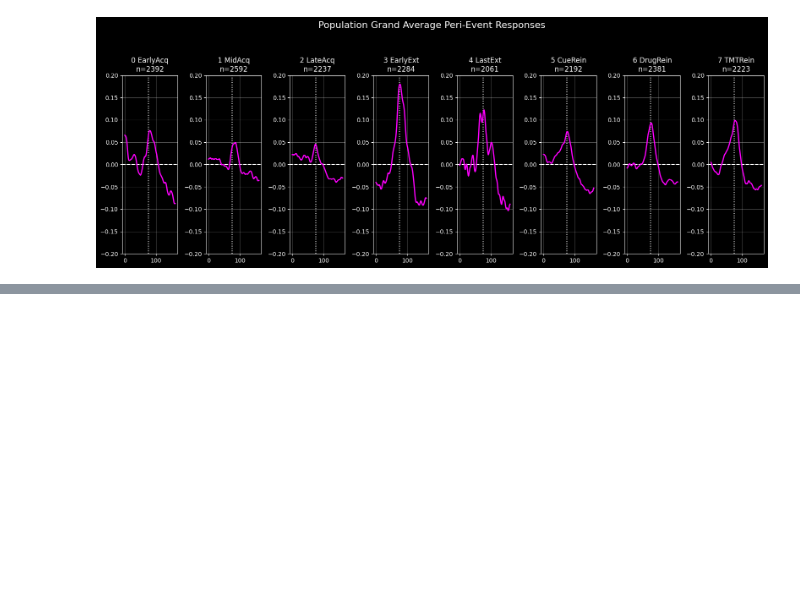
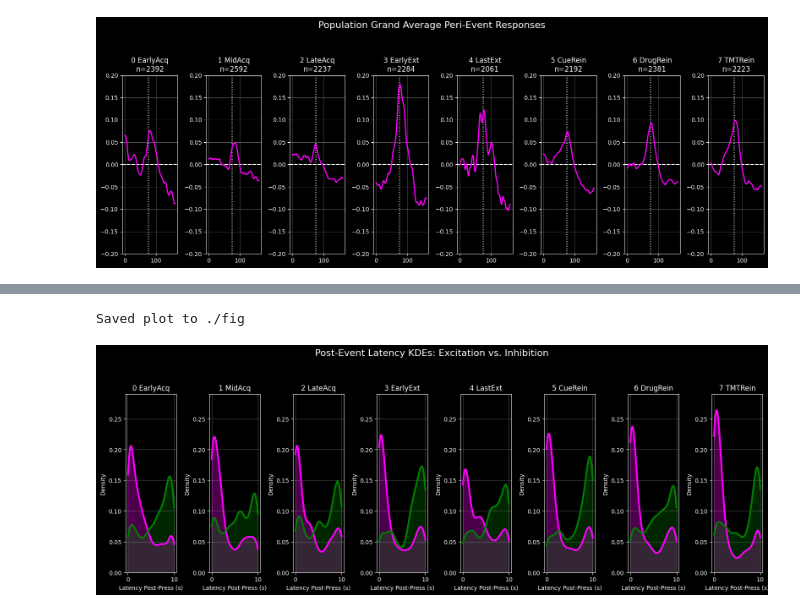
Before and after one commit to thejoshbq/PFC-Self-Admin, a Jupyter notebook: PFC_Self-Admin_Analysis.ipynb, the cells around one changed output, grey strips where cells are left out. Drawn from its saved outputs; the diff is of its cells as text; code cells hidden in the pictures; blank space fills up the shorter version.

```diff
--- a/PFC_Self-Admin_Analysis.ipynb
+++ b/PFC_Self-Admin_Analysis.ipynb
@@ -154,28 +255,31 @@ def plot_post_event_kde(data: dict, output: str | None=None):
     fig, axs = plt.subplots(1, n_pops, figsize=(16, 6))
     if n_pops == 1:
         axs = [axs]
-    event_frame = 75
     fps = 7.5
     post_seconds = 10.0
+    event_frame = 75
+    end_frame = event_frame + int(post_seconds * fps)
     all_densities = []
     exc_kde_data = {}
     inh_kde_data = {}
-    for stage_name, data in data.items():
-        post_slice = data[:, event_frame:event_frame + int(post_seconds * fps)]
+    for col, population_name in enumerate(data):
+        population = data[population_name]
+        avg_traces = population.get_trial_average(method="excitatory")
+        post_slice = avg_traces[:, event_frame:end_frame]
         peak_frames_rel = np.argmax(post_slice, axis=1)
         peak_times_s = peak_frames_rel / fps
-        exc_responsive = np.max(post_slice, axis=1) > 0.1
+        exc_responsive = np.max(post_slice, axis=1) > 0.1 # activity filter
         exc_times = peak_times_s[exc_responsive]
-        exc_kde_data[stage_name] = exc_times
+        exc_kde_data[population_name] = exc_times
         if len(exc_times) > 0:
             kde = gaussian_kde(exc_times)
             x = np.linspace(0, post_seconds, 300)
             all_densities.append(kde(x).max())
         trough_frames_rel = np.argmin(post_slice, axis=1)
         trough_times_s = trough_frames_rel / fps
-        inh_responsive = np.min(post_slice, axis=1) < -0.1
+        inh_responsive = np.min(post_slice, axis=1) < -0.1 # activity filter
         inh_times = trough_times_s[inh_responsive]
-        inh_kde_data[stage_name] = inh_times
+        inh_kde_data[population_name] = inh_times
         if len(inh_times) > 0:
             kde = gaussian_kde(inh_times)
             x = np.linspace(0, post_seconds, 300)
@@ -185,33 +289,36 @@ def plot_post_event_kde(data: dict, output: str | None=None):
         ax = axs[col]
         exc_times = exc_kde_data[stage_name]
         if len(exc_times) > 0:
             kde = gaussian_kde(exc_times)
             x = np.linspace(0, post_seconds, 300)
             y = kde(x)
             ax.plot(x, y, color='magenta', linewidth=3, label=f"Exc Peaks (n={len(exc_times)})")
             ax.fill_between(x, y, alpha=0.3, color='magenta')
         inh_times = inh_kde_data[stage_name]
         if len(inh_times) > 0:
             kde = gaussian_kde(inh_times)
             x = np.linspace(0, post_seconds, 300)
             y = kde(x)
             ax.plot(x, y, color='green', linewidth=3, label=f"Inh Troughs (n={len(inh_times)})")
             ax.fill_between(x, y, alpha=0.3, color='green')
         ax.set_title(f"{stage_name}", color='white')
         ax.set_xlabel("Latency Post-Press (s)", color='white')
         ax.set_ylabel("Density", color='white')
         ax.set_ylim(0, global_max_density)
         ax.tick_params(colors='white')
         ax.grid(True, alpha=0.3)
     fig.suptitle("Post-Event Latency KDEs: Excitation vs. Inhibition\n\n",
                  fontsize=16, color='white')
     plt.tight_layout()
     if output:
         plt.savefig(os.path.join(output, "post_event_kde.jpg"), dpi=300, bbox_inches='tight')
         print(f"Saved plot to {output}")
     plt.show()
 
 plot_post_event_kde(data, "./fig")
+# %% [output]
+Saved plot to ./fig
+[figure, added]
 # %%
 def cluster_post_event_subpopulations(population_data: dict, max_clusters: int = 12):
     event_frame = 75
```
Also changed, not shown: parts of 5 cells of this notebook, 1 other file.
